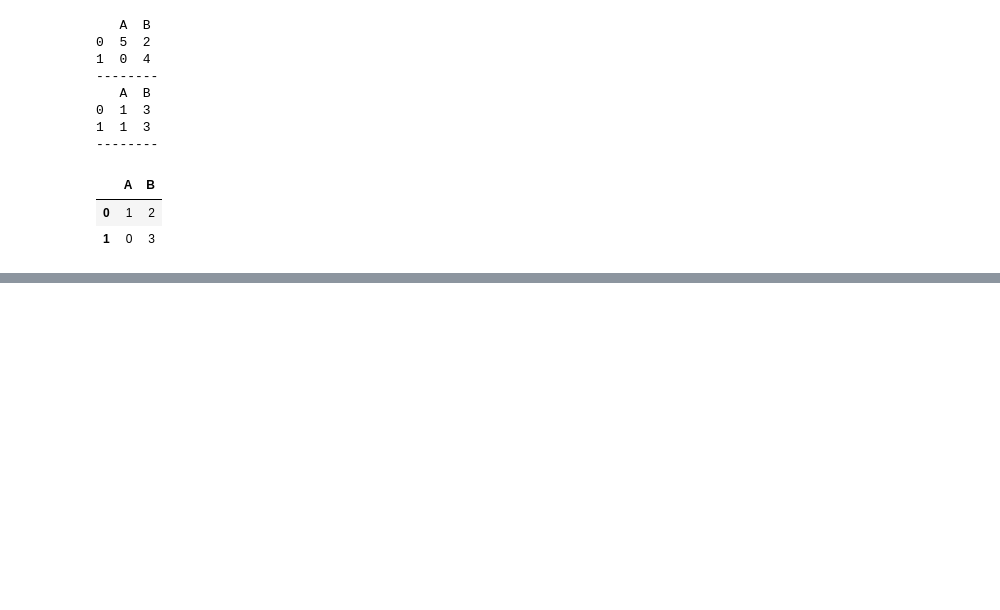
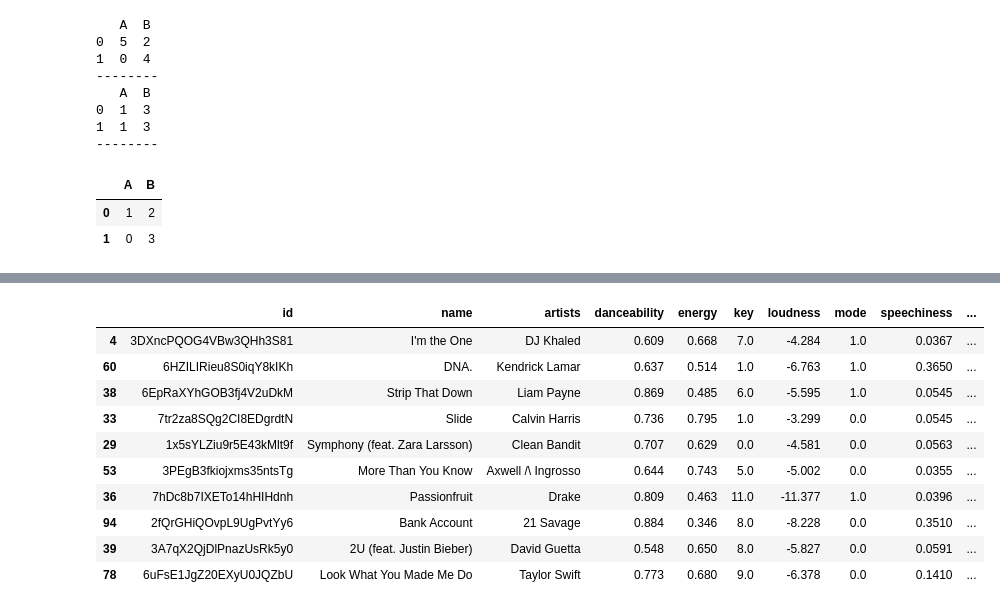
Before and after one commit to VLieberg/Python-Basics-Coding, a Jupyter notebook: notebooks/Pandas Tutorial.ipynb, the cells around one changed output, grey strips where cells are left out. Saved outputs shown, nothing was run; the diff lists cells and outputs as text; code cells hidden in the pictures; blank space fills up the shorter version.

Commit message:
Update data input, conditional selection and dataset observation codes

```diff
--- a/notebooks/Pandas Tutorial.ipynb
+++ b/notebooks/Pandas Tutorial.ipynb
@@ -477,0 +703,2 @@ df1.combine(df2, np.minimum)
+# %%
+spotify_df = pd.read_csv('../raw_data/spotify_2017.csv')
@@ -477,0 +800,15 @@ df1.combine(df2, np.minimum)
+# %%
+# Randomly select fraction of rows.
+spotify_df.sample(frac=0.1)
+# %% [output]
+|  | id | name | artists | danceability | energy | key | loudness | mode | speechiness | ... |
+| 4 | 3DXncPQOG4VBw3QHh3S81 | I'm the One | DJ Khaled | 0.609 | 0.668 | 7.0 | -4.284 | 1.0 | 0.0367 | ... |
+| 60 | 6HZILIRieu8S0iqY8kIKh | DNA. | Kendrick Lamar | 0.637 | 0.514 | 1.0 | -6.763 | 1.0 | 0.3650 | ... |
+| 38 | 6EpRaXYhGOB3fj4V2uDkM | Strip That Down | Liam Payne | 0.869 | 0.485 | 6.0 | -5.595 | 1.0 | 0.0545 | ... |
+| 33 | 7tr2za8SQg2CI8EDgrdtN | Slide | Calvin Harris | 0.736 | 0.795 | 1.0 | -3.299 | 0.0 | 0.0545 | ... |
+| 29 | 1x5sYLZiu9r5E43kMlt9f | Symphony (feat. Zara Larsson) | Clean Bandit | 0.707 | 0.629 | 0.0 | -4.581 | 0.0 | 0.0563 | ... |
+| 53 | 3PEgB3fkiojxms35ntsTg | More Than You Know | Axwell /\ Ingrosso | 0.644 | 0.743 | 5.0 | -5.002 | 0.0 | 0.0355 | ... |
+| 36 | 7hDc8b7IXETo14hHIHdnh | Passionfruit | Drake | 0.809 | 0.463 | 11.0 | -11.377 | 1.0 | 0.0396 | ... |
+| 94 | 2fQrGHiQOvpL9UgPvtYy6 | Bank Account | 21 Savage | 0.884 | 0.346 | 8.0 | -8.228 | 0.0 | 0.3510 | ... |
+| 39 | 3A7qX2QjDlPnazUsRk5y0 | 2U (feat. Justin Bieber) | David Guetta | 0.548 | 0.650 | 8.0 | -5.827 | 0.0 | 0.0591 | ... |
+| 78 | 6uFsE1JgZ20EXyU0JQZbU | Look What You Made Me Do | Taylor Swift | 0.773 | 0.680 | 9.0 | -6.378 | 0.0 | 0.1410 | ... |
```
Also changed, not shown: parts of 64 cells of this notebook.
